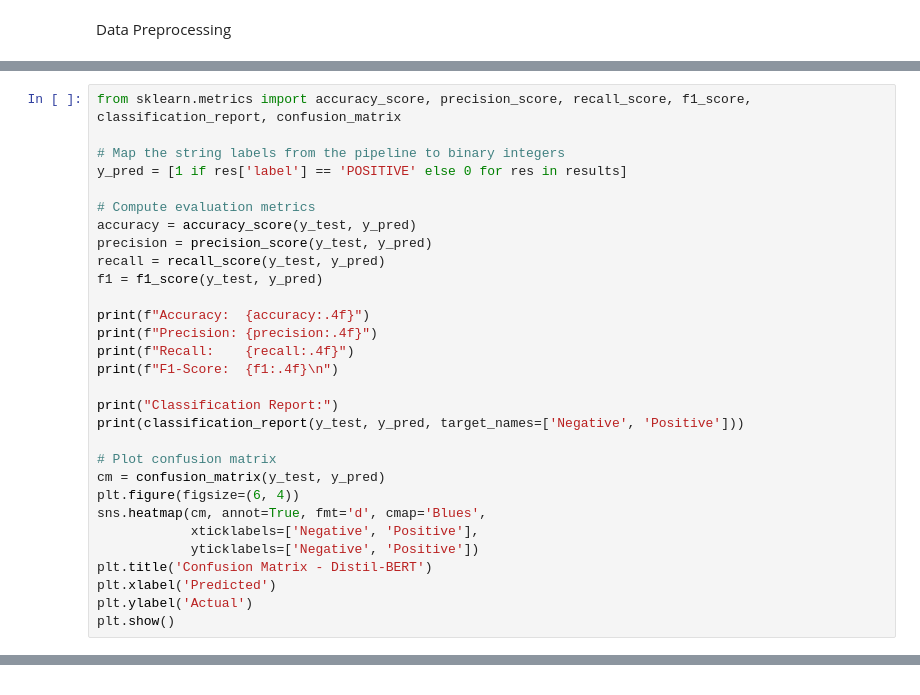
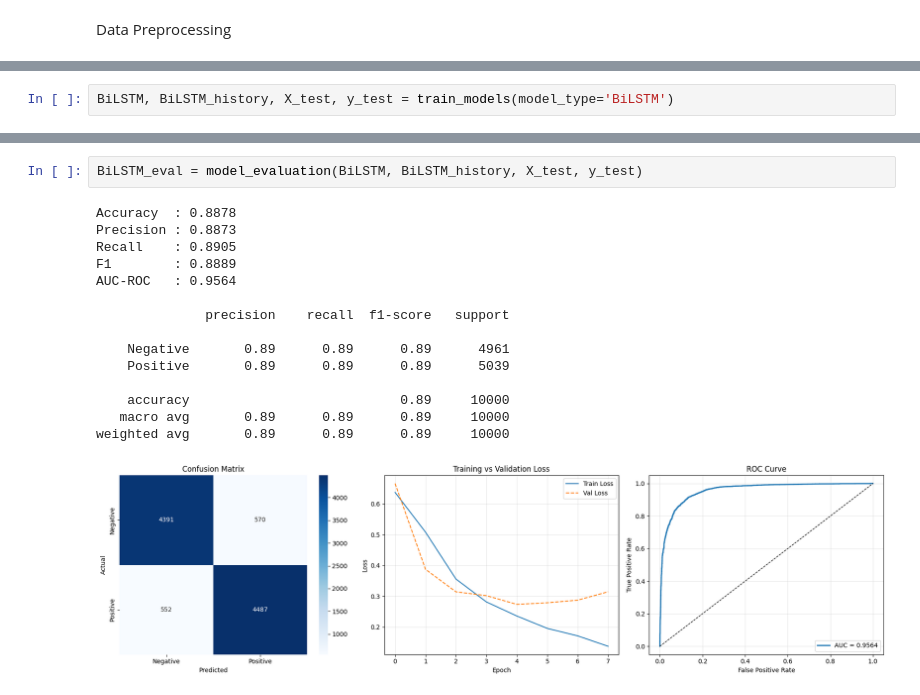
Before and after one commit to RyderSab/CS-171_Project, a Jupyter notebook: CS_171_Project.ipynb, the cells around one changed output, grey strips where cells are left out. Saved outputs shown, nothing was run; the diff lists cells and outputs as text.

```diff
--- a/CS_171_Project.ipynb
+++ b/CS_171_Project.ipynb
@@ -126,30 +127,0 @@ Pre-Trained Model Evaluation
-# %%
-from sklearn.metrics import accuracy_score, precision_score, recall_score, f1_score, classification_report, confusion_matrix
-
-# Map the string labels from the pipeline to binary integers
-y_pred = [1 if res['label'] == 'POSITIVE' else 0 for res in results]
-
-# Compute evaluation metrics
-accuracy = accuracy_score(y_test, y_pred)
-precision = precision_score(y_test, y_pred)
-recall = recall_score(y_test, y_pred)
-f1 = f1_score(y_test, y_pred)
-
-print(f"Accuracy:  {accuracy:.4f}")
-print(f"Precision: {precision:.4f}")
-print(f"Recall:    {recall:.4f}")
-print(f"F1-Score:  {f1:.4f}\n")
-
-print("Classification Report:")
-print(classification_report(y_test, y_pred, target_names=['Negative', 'Positive']))
-
-# Plot confusion matrix
-cm = confusion_matrix(y_test, y_pred)
-plt.figure(figsize=(6, 4))
-sns.heatmap(cm, annot=True, fmt='d', cmap='Blues',
-            xticklabels=['Negative', 'Positive'],
-            yticklabels=['Negative', 'Positive'])
-plt.title('Confusion Matrix - Distil-BERT')
-plt.xlabel('Predicted')
-plt.ylabel('Actual')
-plt.show()
@@ -155,0 +295,2 @@ plt.show()
+# %%
+BiLSTM, BiLSTM_history, X_test, y_test = train_models(model_type='BiLSTM')
@@ -155,0 +318,18 @@ plt.show()
+# %%
+BiLSTM_eval = model_evaluation(BiLSTM, BiLSTM_history, X_test, y_test)
+# %% [output]
+Accuracy  : 0.8878
+Precision : 0.8873
+Recall    : 0.8905
+F1        : 0.8889
+AUC-ROC   : 0.9564
+
+              precision    recall  f1-score   support
+
+    Negative       0.89      0.89      0.89      4961
+    Positive       0.89      0.89      0.89      5039
+
+    accuracy                           0.89     10000
+   macro avg       0.89      0.89      0.89     10000
+weighted avg       0.89      0.89      0.89     10000
+[figure, added]
```
Also changed, not shown: parts of 25 cells of this notebook.
